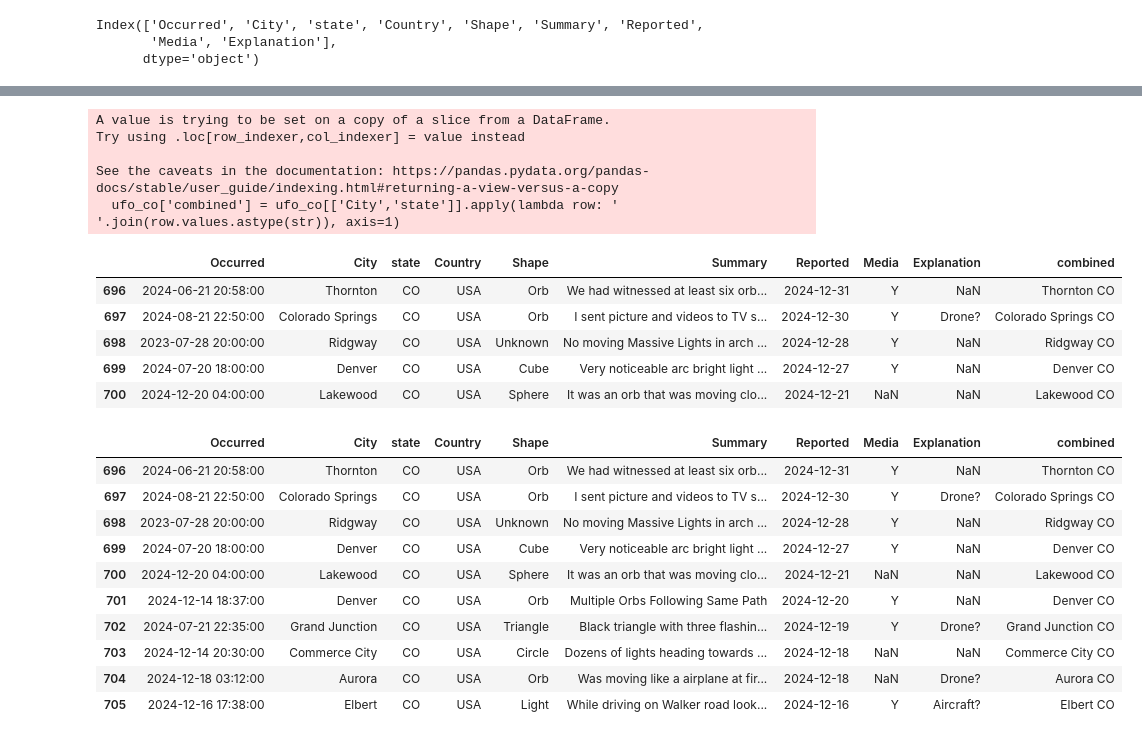
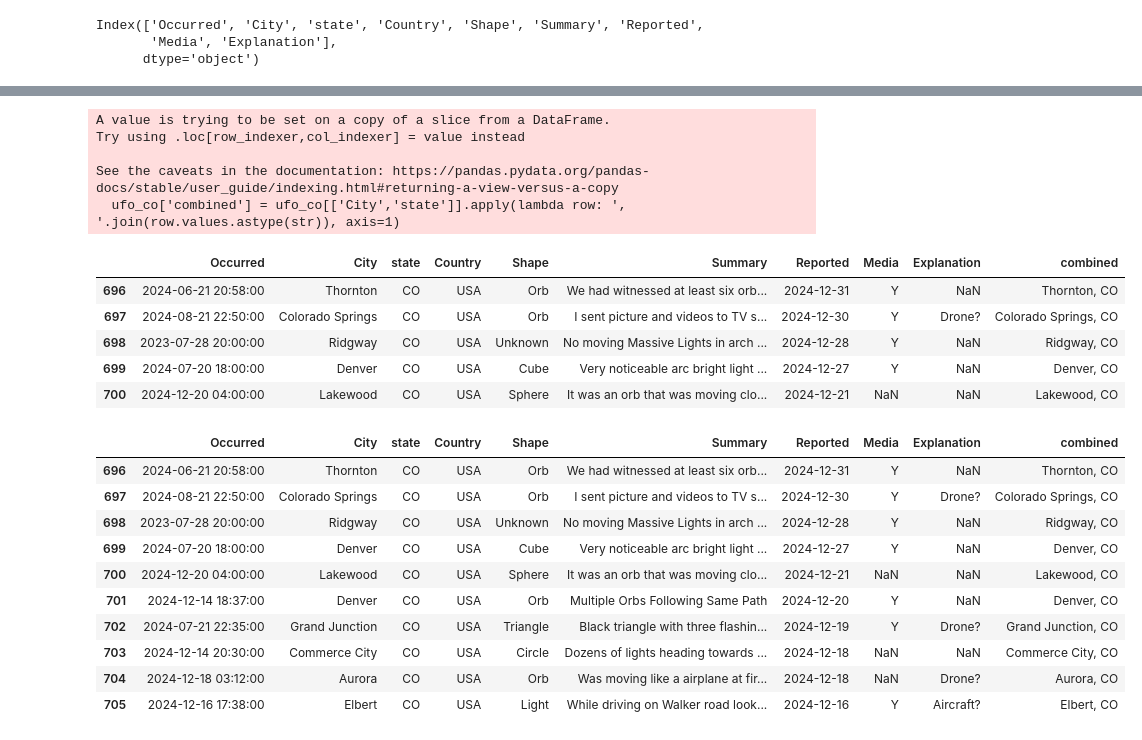
Before and after one commit to carlavilla/GIS, a Jupyter notebook: PS4_GIS.ipynb, the cells around one changed output, grey strips where cells are left out. Cells and saved outputs as stored; diff of their text form; code cells hidden in the pictures.

```diff
--- a/PS4_GIS.ipynb
+++ b/PS4_GIS.ipynb
@@ -123,3 +124,7 @@ ufo.columns
 Index(['Occurred', 'City', 'state', 'Country', 'Shape', 'Summary', 'Reported',
        'Media', 'Explanation'],
       dtype='object')
+# %%
+#combining to match map shapefile
+ufo['combined'] = ufo[['City','state']].apply(lambda row: ', '.join(row.values.astype(str)), axis=1)
+ufo.head()
@@ -151,35 +485,35 @@ from folium.plugins import MarkerCluster, HeatMap
 
 import time
 # %%
-ufo_co['combined'] = ufo_co[['City','state']].apply(lambda row: ' '.join(row.values.astype(str)), axis=1)
+ufo_co['combined'] = ufo_co[['City','state']].apply(lambda row: ', '.join(row.values.astype(str)), axis=1)
 ufo_co.head()
 # %% [output]
 A value is trying to be set on a copy of a slice from a DataFrame.
 Try using .loc[row_indexer,col_indexer] = value instead
 
 See the caveats in the documentation: https://pandas.pydata.org/pandas-docs/stable/user_guide/indexing.html#returning-a-view-versus-a-copy
-  ufo_co['combined'] = ufo_co[['City','state']].apply(lambda row: ' '.join(row.values.astype(str)), axis=1)
+  ufo_co['combined'] = ufo_co[['City','state']].apply(lambda row: ', '.join(row.values.astype(str)), axis=1)
 |  | Occurred | City | state | Country | Shape | Summary | Reported | Media | Explanation | combined |
-| 696 | 2024-06-21 20:58:00 | Thornton | CO | USA | Orb | We had witnessed at least six orb... | 2024-12-31 | Y | NaN | Thornton CO |
-| 697 | 2024-08-21 22:50:00 | Colorado Springs | CO | USA | Orb | I sent picture and videos to TV s... | 2024-12-30 | Y | Drone? | Colorado Springs CO |
-| 698 | 2023-07-28 20:00:00 | Ridgway | CO | USA | Unknown | No moving Massive Lights in arch ... | 2024-12-28 | Y | NaN | Ridgway CO |
-| 699 | 2024-07-20 18:00:00 | Denver | CO | USA | Cube | Very noticeable arc bright light ... | 2024-12-27 | Y | NaN | Denver CO |
-| 700 | 2024-12-20 04:00:00 | Lakewood | CO | USA | Sphere | It was an orb that was moving clo... | 2024-12-21 | NaN | NaN | Lakewood CO |
+| 696 | 2024-06-21 20:58:00 | Thornton | CO | USA | Orb | We had witnessed at least six orb... | 2024-12-31 | Y | NaN | Thornton, CO |
+| 697 | 2024-08-21 22:50:00 | Colorado Springs | CO | USA | Orb | I sent picture and videos to TV s... | 2024-12-30 | Y | Drone? | Colorado Springs, CO |
+| 698 | 2023-07-28 20:00:00 | Ridgway | CO | USA | Unknown | No moving Massive Lights in arch ... | 2024-12-28 | Y | NaN | Ridgway, CO |
+| 699 | 2024-07-20 18:00:00 | Denver | CO | USA | Cube | Very noticeable arc bright light ... | 2024-12-27 | Y | NaN | Denver, CO |
+| 700 | 2024-12-20 04:00:00 | Lakewood | CO | USA | Sphere | It was an orb that was moving clo... | 2024-12-21 | NaN | NaN | Lakewood, CO |
 # %%
 ufo_co_test = ufo_co.head(10)
 display(ufo_co_test)
 # %% [output]
 |  | Occurred | City | state | Country | Shape | Summary | Reported | Media | Explanation | combined |
-| 696 | 2024-06-21 20:58:00 | Thornton | CO | USA | Orb | We had witnessed at least six orb... | 2024-12-31 | Y | NaN | Thornton CO |
-| 697 | 2024-08-21 22:50:00 | Colorado Springs | CO | USA | Orb | I sent picture and videos to TV s... | 2024-12-30 | Y | Drone? | Colorado Springs CO |
-| 698 | 2023-07-28 20:00:00 | Ridgway | CO | USA | Unknown | No moving Massive Lights in arch ... | 2024-12-28 | Y | NaN | Ridgway CO |
-| 699 | 2024-07-20 18:00:00 | Denver | CO | USA | Cube | Very noticeable arc bright light ... | 2024-12-27 | Y | NaN | Denver CO |
-| 700 | 2024-12-20 04:00:00 | Lakewood | CO | USA | Sphere | It was an orb that was moving clo... | 2024-12-21 | NaN | NaN | Lakewood CO |
-| 701 | 2024-12-14 18:37:00 | Denver | CO | USA | Orb | Multiple Orbs Following Same Path | 2024-12-20 | Y | NaN | Denver CO |
-| 702 | 2024-07-21 22:35:00 | Grand Junction | CO | USA | Triangle | Black triangle with three flashin... | 2024-12-19 | Y | Drone? | Grand Junction CO |
-| 703 | 2024-12-14 20:30:00 | Commerce City | CO | USA | Circle | Dozens of lights heading towards ... | 2024-12-18 | NaN | NaN | Commerce City CO |
-| 704 | 2024-12-18 03:12:00 | Aurora | CO | USA | Orb | Was moving like a airplane at fir... | 2024-12-18 | NaN | Drone? | Aurora CO |
-| 705 | 2024-12-16 17:38:00 | Elbert | CO | USA | Light | While driving on Walker road look... | 2024-12-16 | Y | Aircraft? | Elbert CO |
+| 696 | 2024-06-21 20:58:00 | Thornton | CO | USA | Orb | We had witnessed at least six orb... | 2024-12-31 | Y | NaN | Thornton, CO |
+| 697 | 2024-08-21 22:50:00 | Colorado Springs | CO | USA | Orb | I sent picture and videos to TV s... | 2024-12-30 | Y | Drone? | Colorado Springs, CO |
+| 698 | 2023-07-28 20:00:00 | Ridgway | CO | USA | Unknown | No moving Massive Lights in arch ... | 2024-12-28 | Y | NaN | Ridgway, CO |
+| 699 | 2024-07-20 18:00:00 | Denver | CO | USA | Cube | Very noticeable arc bright light ... | 2024-12-27 | Y | NaN | Denver, CO |
+| 700 | 2024-12-20 04:00:00 | Lakewood | CO | USA | Sphere | It was an orb that was moving clo... | 2024-12-21 | NaN | NaN | Lakewood, CO |
+| 701 | 2024-12-14 18:37:00 | Denver | CO | USA | Orb | Multiple Orbs Following Same Path | 2024-12-20 | Y | NaN | Denver, CO |
+| 702 | 2024-07-21 22:35:00 | Grand Junction | CO | USA | Triangle | Black triangle with three flashin... | 2024-12-19 | Y | Drone? | Grand Junction, CO |
+| 703 | 2024-12-14 20:30:00 | Commerce City | CO | USA | Circle | Dozens of lights heading towards ... | 2024-12-18 | NaN | NaN | Commerce City, CO |
+| 704 | 2024-12-18 03:12:00 | Aurora | CO | USA | Orb | Was moving like a airplane at fir... | 2024-12-18 | NaN | Drone? | Aurora, CO |
+| 705 | 2024-12-16 17:38:00 | Elbert | CO | USA | Light | While driving on Walker road look... | 2024-12-16 | Y | Aircraft? | Elbert, CO |
 # %%
 import time
 from geopy.geocoders import Nominatim
```
Also changed, not shown: parts of 58 cells of this notebook.
